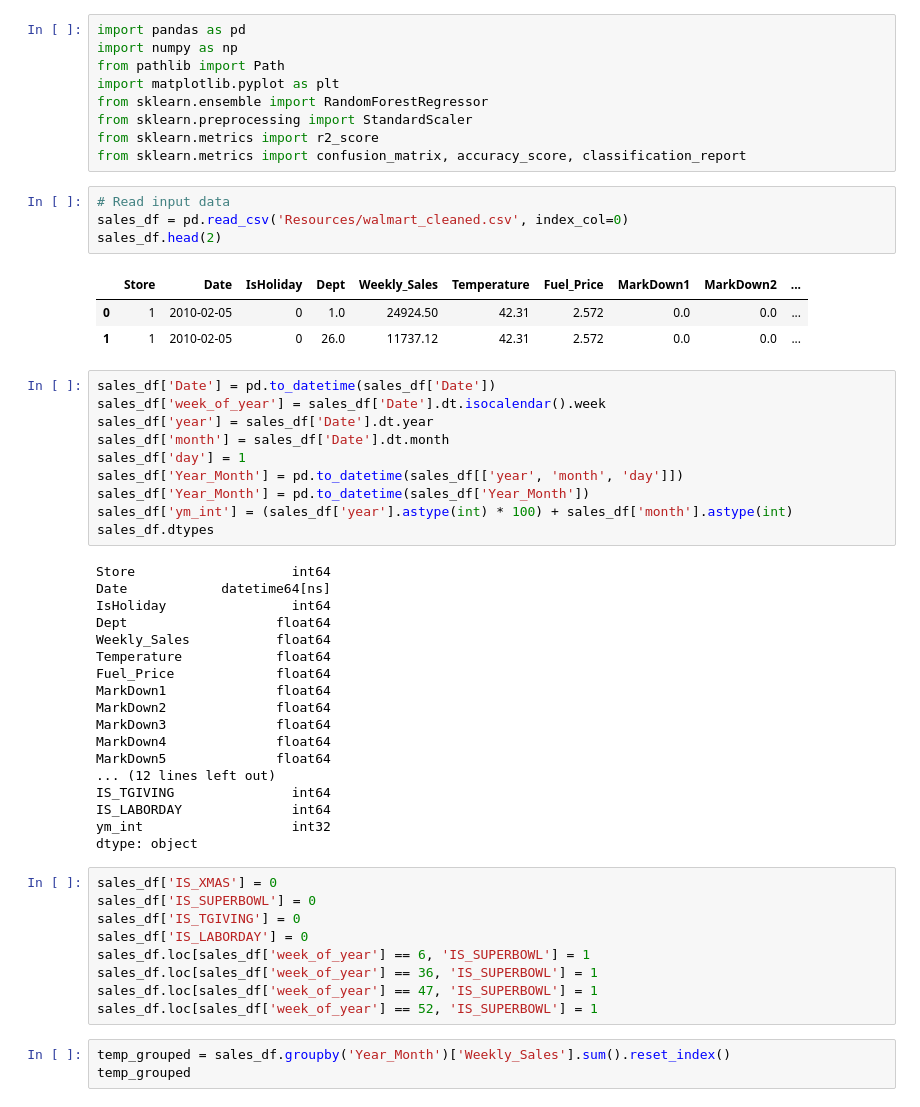
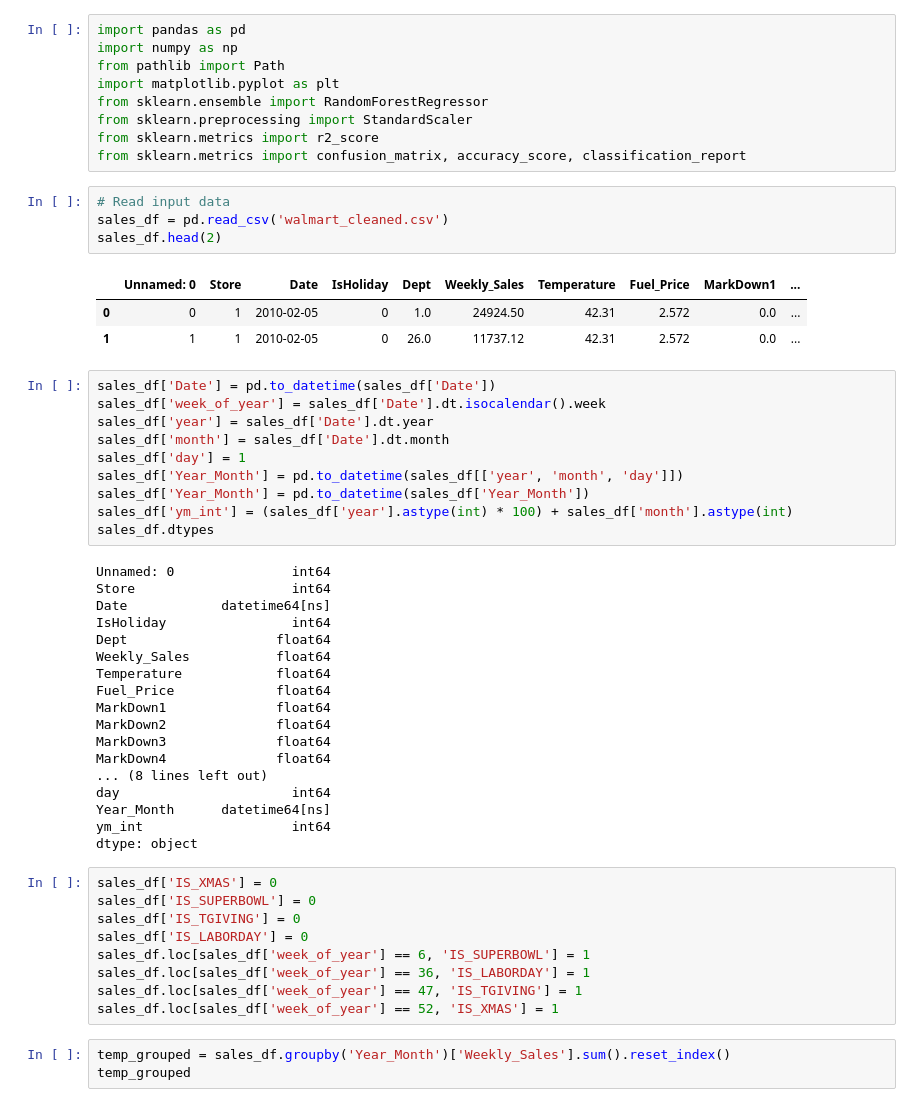
Before and after one commit to MEJillFarley/Walmart-Sales-Forecast, a Jupyter notebook: project_4_randomforest_monthly.ipynb, the cells around one changed output. Saved outputs shown, nothing was run; the diff lists cells and outputs as text.

```diff
--- a/project_4_randomforest_monthly.ipynb
+++ b/project_4_randomforest_monthly.ipynb
@@ -9,12 +9,12 @@ from sklearn.metrics import r2_score
 from sklearn.metrics import confusion_matrix, accuracy_score, classification_report
 # %%
 # Read input data
-sales_df = pd.read_csv('Resources/walmart_cleaned.csv', index_col=0)
+sales_df = pd.read_csv('walmart_cleaned.csv')
 sales_df.head(2)
 # %% [output]
-|  | Store | Date | IsHoliday | Dept | Weekly_Sales | Temperature | Fuel_Price | MarkDown1 | MarkDown2 | ... |
-| 0 | 1 | 2010-02-05 | 0 | 1.0 | 24924.50 | 42.31 | 2.572 | 0.0 | 0.0 | ... |
-| 1 | 1 | 2010-02-05 | 0 | 26.0 | 11737.12 | 42.31 | 2.572 | 0.0 | 0.0 | ... |
+|  | Unnamed: 0 | Store | Date | IsHoliday | Dept | Weekly_Sales | Temperature | Fuel_Price | MarkDown1 | ... |
+| 0 | 0 | 1 | 2010-02-05 | 0 | 1.0 | 24924.50 | 42.31 | 2.572 | 0.0 | ... |
+| 1 | 1 | 1 | 2010-02-05 | 0 | 26.0 | 11737.12 | 42.31 | 2.572 | 0.0 | ... |
 # %%
 sales_df['Date'] = pd.to_datetime(sales_df['Date'])
 sales_df['week_of_year'] = sales_df['Date'].dt.isocalendar().week
@@ -26,6 +26,7 @@ sales_df['Year_Month'] = pd.to_datetime(sales_df['Year_Month'])
 sales_df['ym_int'] = (sales_df['year'].astype(int) * 100) + sales_df['month'].astype(int)
 sales_df.dtypes
 # %% [output]
+Unnamed: 0               int64
 Store                    int64
 Date            datetime64[ns]
 IsHoliday                int64
@@ -37,11 +38,10 @@ MarkDown1              float64
 MarkDown2              float64
 MarkDown3              float64
 MarkDown4              float64
-MarkDown5              float64
-... (12 lines left out)
-IS_TGIVING               int64
-IS_LABORDAY              int64
-ym_int                   int32
+... (8 lines left out)
+day                      int64
+Year_Month      datetime64[ns]
+ym_int                   int64
 dtype: object
 # %%
 sales_df['IS_XMAS'] = 0
@@ -49,9 +49,9 @@ sales_df['IS_SUPERBOWL'] = 0
 sales_df['IS_TGIVING'] = 0
 sales_df['IS_LABORDAY'] = 0
 sales_df.loc[sales_df['week_of_year'] == 6, 'IS_SUPERBOWL'] = 1
-sales_df.loc[sales_df['week_of_year'] == 36, 'IS_SUPERBOWL'] = 1
-sales_df.loc[sales_df['week_of_year'] == 47, 'IS_SUPERBOWL'] = 1
-sales_df.loc[sales_df['week_of_year'] == 52, 'IS_SUPERBOWL'] = 1
+sales_df.loc[sales_df['week_of_year'] == 36, 'IS_LABORDAY'] = 1
+sales_df.loc[sales_df['week_of_year'] == 47, 'IS_TGIVING'] = 1
+sales_df.loc[sales_df['week_of_year'] == 52, 'IS_XMAS'] = 1
 # %%
 temp_grouped = sales_df.groupby('Year_Month')['Weekly_Sales'].sum().reset_index()
 temp_grouped
```
Also changed, not shown: parts of 5 cells of this notebook.
